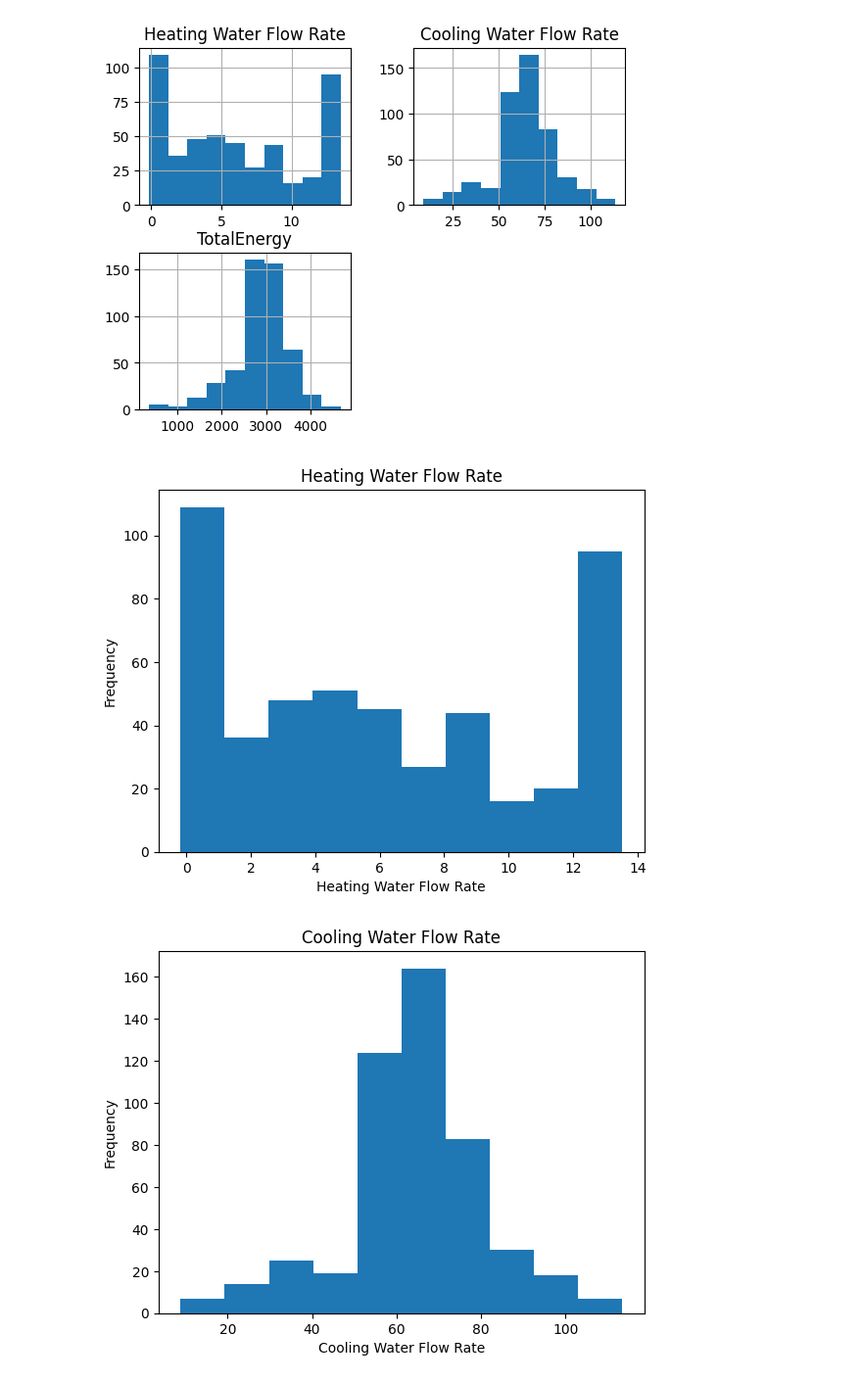
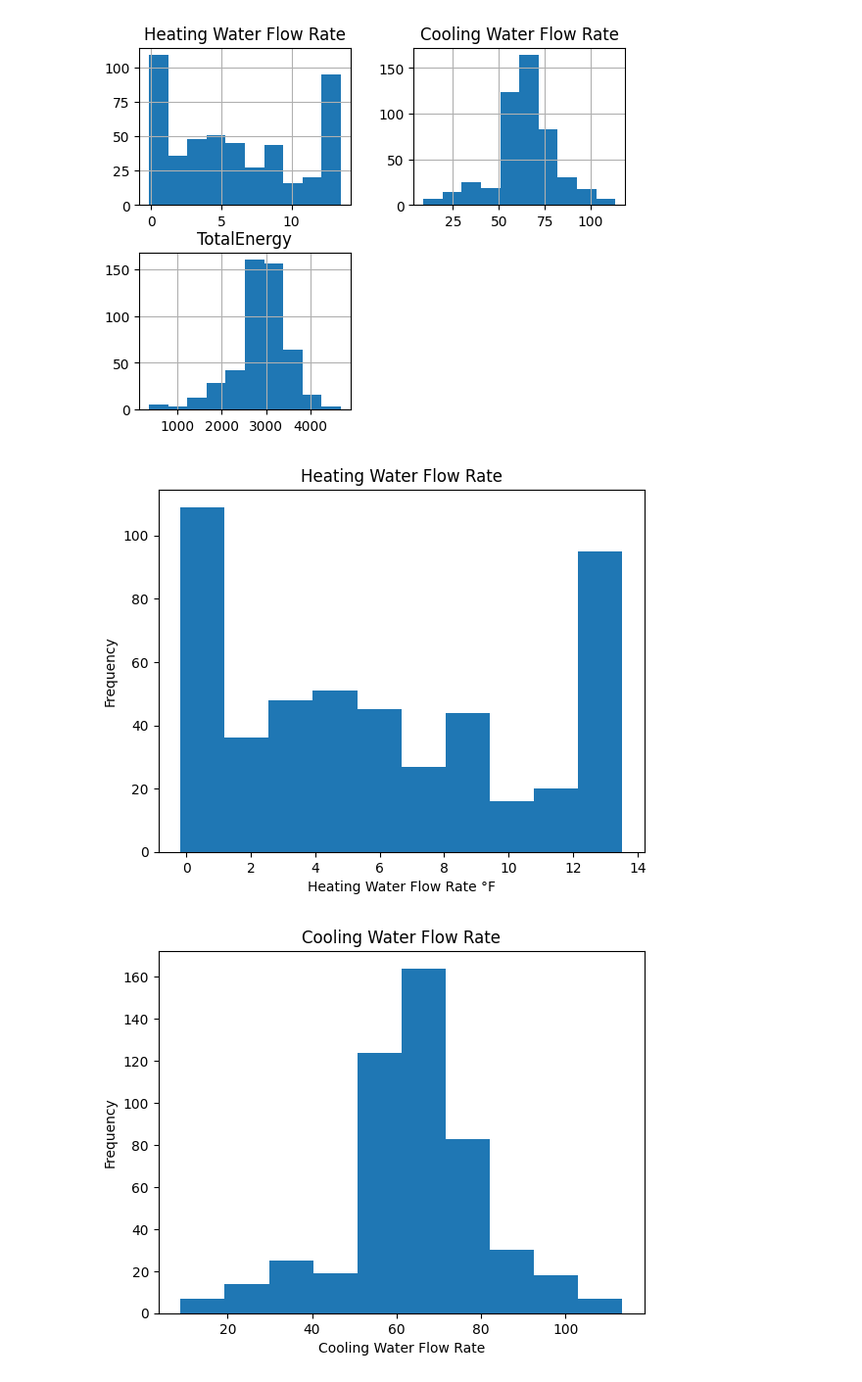
Before and after one commit to ncat-morrow/isen-project-1-loading, a Jupyter notebook: ISEN_370_Project_1_Assignment.ipynb, the cells around one changed output. Shown at 98% size. Saved outputs shown, nothing was run; the diff lists cells and outputs as text; code cells hidden in the pictures.

```diff
--- a/ISEN_370_Project_1_Assignment.ipynb
+++ b/ISEN_370_Project_1_Assignment.ipynb
@@ -77,11 +77,11 @@ plt.show()
 # %%
 plt.hist(features['Heating Water Flow Rate'])
 plt.ylabel('Frequency')
-plt.xlabel("Heating Water Flow Rate")
+plt.xlabel("Heating Water Flow Rate \N{DEGREE SIGN}F")
 plt.title('Heating Water Flow Rate')
 plt.show()
 # %% [output]
-[figure, old version]
+[figure, new version]
 # %%
 plt.hist(features['Cooling Water Flow Rate'])
 plt.ylabel('Frequency')
```
Also changed, not shown: parts of 4 cells of this notebook.
